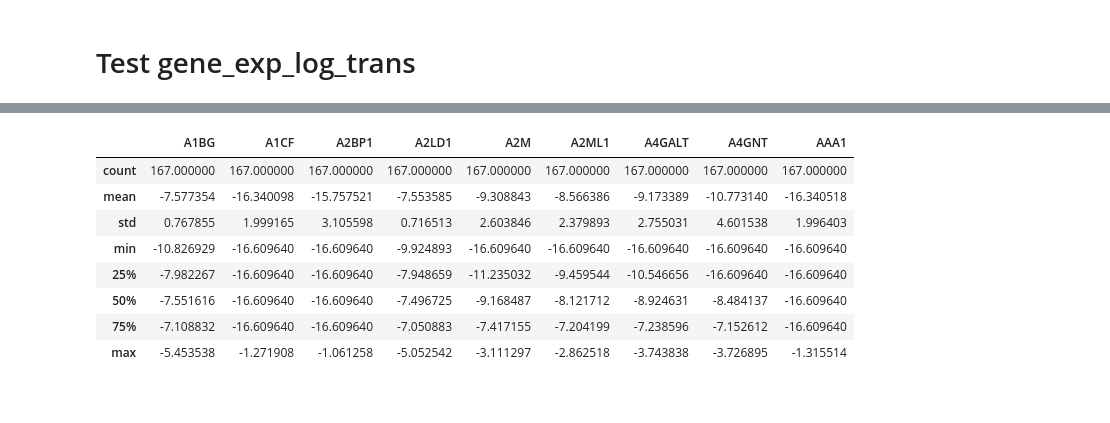
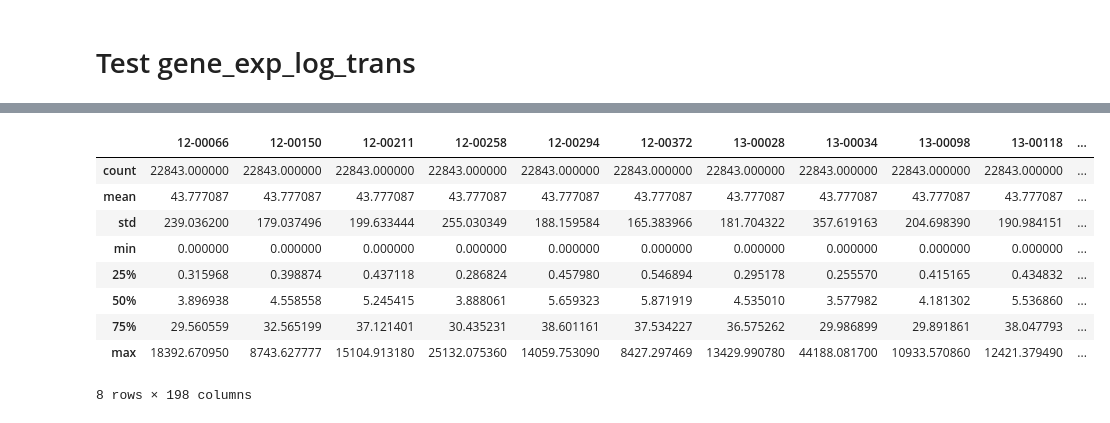
Before and after one commit to Eden5165/workshop_genomic, a Jupyter notebook: test_norm_utils.ipynb, the cells around one changed output, grey strips where cells are left out. Saved outputs shown, nothing was run; the diff lists cells and outputs as text; code cells hidden in the pictures.

```diff
--- a/test_norm_utils.ipynb
+++ b/test_norm_utils.ipynb
@@ -138,13 +129,14 @@ beat_rna_log_mill.iloc[:, :10].describe()
-# %%
-tcga_rna_log_1.iloc[:, :10].describe()
-# %% [output]
-|  | A1BG | A1CF | A2BP1 | A2LD1 | A2M | A2ML1 | A4GALT | A4GNT | AAA1 |
-| count | 167.000000 | 167.000000 | 167.000000 | 167.000000 | 167.000000 | 167.000000 | 167.000000 | 167.000000 | 167.000000 |
-| mean | -7.577354 | -16.340098 | -15.757521 | -7.553585 | -9.308843 | -8.566386 | -9.173389 | -10.773140 | -16.340518 |
-| std | 0.767855 | 1.999165 | 3.105598 | 0.716513 | 2.603846 | 2.379893 | 2.755031 | 4.601538 | 1.996403 |
-| min | -10.826929 | -16.609640 | -16.609640 | -9.924893 | -16.609640 | -16.609640 | -16.609640 | -16.609640 | -16.609640 |
-| 25% | -7.982267 | -16.609640 | -16.609640 | -7.948659 | -11.235032 | -9.459544 | -10.546656 | -16.609640 | -16.609640 |
-| 50% | -7.551616 | -16.609640 | -16.609640 | -7.496725 | -9.168487 | -8.121712 | -8.924631 | -8.484137 | -16.609640 |
-| 75% | -7.108832 | -16.609640 | -16.609640 | -7.050883 | -7.417155 | -7.204199 | -7.238596 | -7.152612 | -16.609640 |
-| max | -5.453538 | -1.271908 | -1.061258 | -5.052542 | -3.111297 | -2.862518 | -3.743838 | -3.726895 | -1.315514 |
+# %%
+beat_rna.describe()
+# %% [output]
+|  | 12-00066 | 12-00150 | 12-00211 | 12-00258 | 12-00294 | 12-00372 | 13-00028 | 13-00034 | 13-00098 | 13-00118 | ... |
+| count | 22843.000000 | 22843.000000 | 22843.000000 | 22843.000000 | 22843.000000 | 22843.000000 | 22843.000000 | 22843.000000 | 22843.000000 | 22843.000000 | ... |
+| mean | 43.777087 | 43.777087 | 43.777087 | 43.777087 | 43.777087 | 43.777087 | 43.777087 | 43.777087 | 43.777087 | 43.777087 | ... |
+| std | 239.036200 | 179.037496 | 199.633444 | 255.030349 | 188.159584 | 165.383966 | 181.704322 | 357.619163 | 204.698390 | 190.984151 | ... |
+| min | 0.000000 | 0.000000 | 0.000000 | 0.000000 | 0.000000 | 0.000000 | 0.000000 | 0.000000 | 0.000000 | 0.000000 | ... |
+| 25% | 0.315968 | 0.398874 | 0.437118 | 0.286824 | 0.457980 | 0.546894 | 0.295178 | 0.255570 | 0.415165 | 0.434832 | ... |
+| 50% | 3.896938 | 4.558558 | 5.245415 | 3.888061 | 5.659323 | 5.871919 | 4.535010 | 3.577982 | 4.181302 | 5.536860 | ... |
+| 75% | 29.560559 | 32.565199 | 37.121401 | 30.435231 | 38.601161 | 37.534227 | 36.575262 | 29.986899 | 29.891861 | 38.047793 | ... |
+| max | 18392.670950 | 8743.627777 | 15104.913180 | 25132.075360 | 14059.753090 | 8427.297469 | 13429.990780 | 44188.081700 | 10933.570860 | 12421.379490 | ... |
+8 rows × 198 columns
 # %%
```
Also changed, not shown: parts of 12 cells of this notebook, 10 other files.
